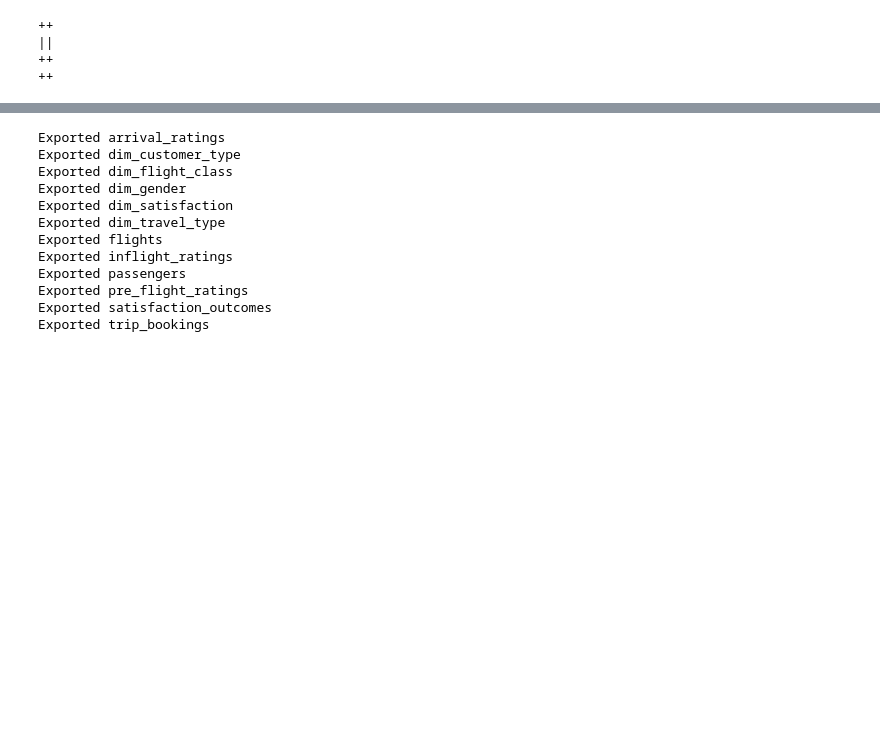
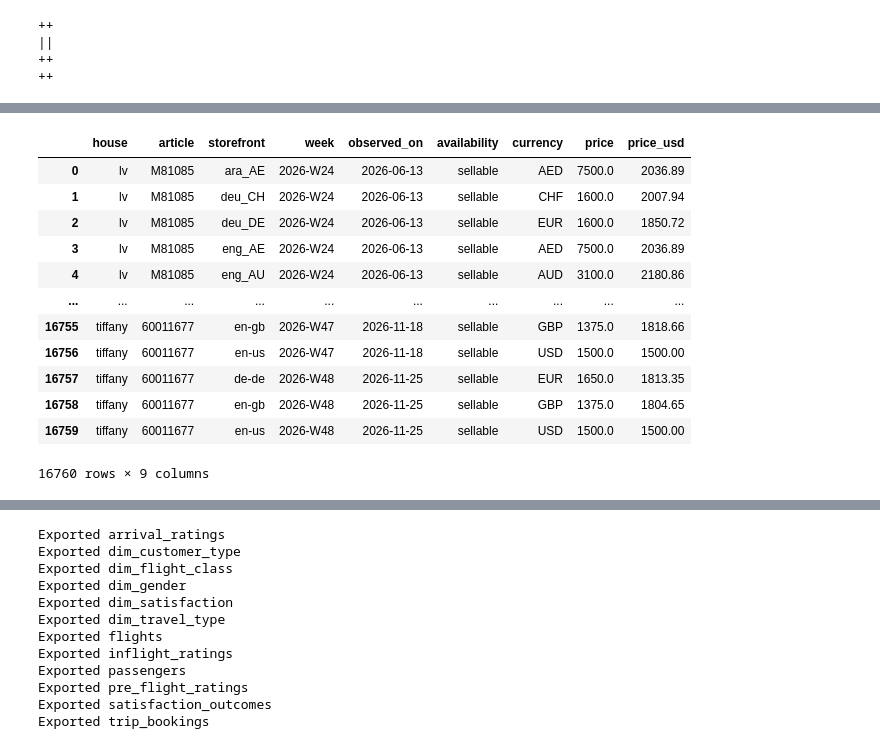
Before and after one commit to Kartika-Nidhi/SQL_Datasets, a Jupyter notebook: driver_notebook.ipynb, the cells around one changed output, grey strips where cells are left out. Cells and saved outputs as stored; diff of their text form; code cells hidden in the pictures; blank space fills up the shorter version.

```diff
--- a/driver_notebook.ipynb
+++ b/driver_notebook.ipynb
@@ -57,5 +55,8 @@ Running query in 'mysql+pymysql://kartika:***@localhost:3306/ds_projects'
 ++
 ++
 # %%
-pd.set_option('display.max_columns', None)
-pd.set_option('display.max_rows', None)
+# pd.set_option('display.max_columns', None)
+# pd.set_option('display.max_rows', None)
+# %%
+df1 = pd.read_csv('cards.csv')
+df2 = pd.read_csv('price_history.csv')
@@ -61,0 +79,16 @@ pd.set_option('display.max_rows', None)
+# %%
+df2
+# %% [output]
+|  | house | article | storefront | week | observed_on | availability | currency | price | price_usd |
+| 0 | lv | M81085 | ara_AE | 2026-W24 | 2026-06-13 | sellable | AED | 7500.0 | 2036.89 |
+| 1 | lv | M81085 | deu_CH | 2026-W24 | 2026-06-13 | sellable | CHF | 1600.0 | 2007.94 |
+| 2 | lv | M81085 | deu_DE | 2026-W24 | 2026-06-13 | sellable | EUR | 1600.0 | 1850.72 |
+| 3 | lv | M81085 | eng_AE | 2026-W24 | 2026-06-13 | sellable | AED | 7500.0 | 2036.89 |
+| 4 | lv | M81085 | eng_AU | 2026-W24 | 2026-06-13 | sellable | AUD | 3100.0 | 2180.86 |
+| ... | ... | ... | ... | ... | ... | ... | ... | ... | ... |
+| 16755 | tiffany | 60011677 | en-gb | 2026-W47 | 2026-11-18 | sellable | GBP | 1375.0 | 1818.66 |
+| 16756 | tiffany | 60011677 | en-us | 2026-W47 | 2026-11-18 | sellable | USD | 1500.0 | 1500.00 |
+| 16757 | tiffany | 60011677 | de-de | 2026-W48 | 2026-11-25 | sellable | EUR | 1650.0 | 1813.35 |
+| 16758 | tiffany | 60011677 | en-gb | 2026-W48 | 2026-11-25 | sellable | GBP | 1375.0 | 1804.65 |
+| 16759 | tiffany | 60011677 | en-us | 2026-W48 | 2026-11-25 | sellable | USD | 1500.0 | 1500.00 |
+16760 rows × 9 columns
```
Also changed, not shown: parts of 9 cells of this notebook, 2 other files.
